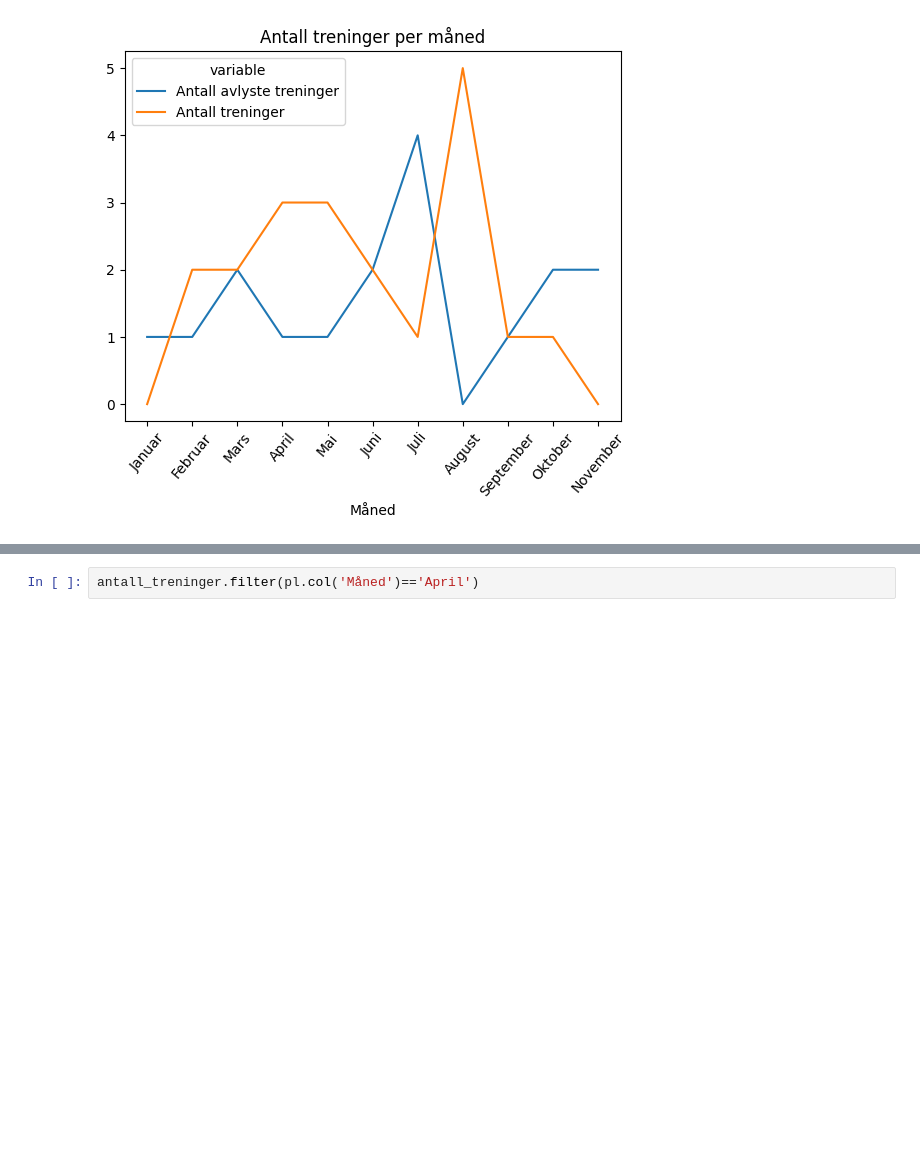
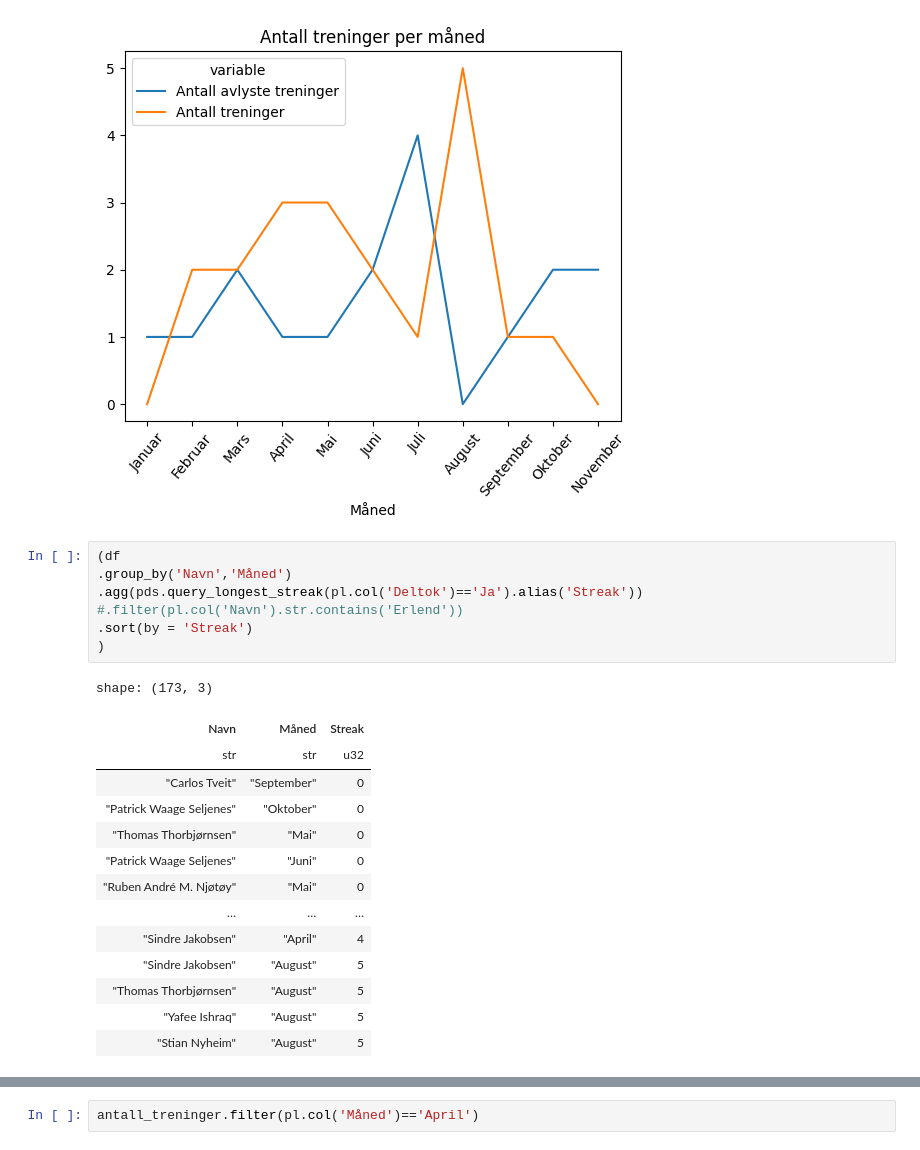
Before and after one commit to PolarsDude/treningsstatistikk-, a Jupyter notebook: test_fil.ipynb, the cells around one changed output, grey strips where cells are left out. Cells and saved outputs as stored; diff of their text form; blank space fills up the shorter version.

Commit message:
Lagt inn streak statistikk

```diff
--- a/test_fil.ipynb
+++ b/test_fil.ipynb
@@ -66,3 +66,25 @@ ax.set_title('Antall treninger per måned')
 # %% [output]
 Text(0.5, 1.0, 'Antall treninger per måned')
 [figure]
+# %%
+(df
+.group_by('Navn','Måned')
+.agg(pds.query_longest_streak(pl.col('Deltok')=='Ja').alias('Streak'))
+#.filter(pl.col('Navn').str.contains('Erlend'))
+.sort(by = 'Streak')
+)
+# %% [output]
+shape: (173, 3)
+| Navn | Måned | Streak |
+| str | str | u32 |
+| "Carlos Tveit" | "September" | 0 |
+| "Patrick Waage Seljenes" | "Oktober" | 0 |
+| "Thomas Thorbjørnsen" | "Mai" | 0 |
+| "Patrick Waage Seljenes" | "Juni" | 0 |
+| "Ruben André M. Njøtøy" | "Mai" | 0 |
+| … | … | … |
+| "Sindre Jakobsen" | "April" | 4 |
+| "Sindre Jakobsen" | "August" | 5 |
+| "Thomas Thorbjørnsen" | "August" | 5 |
+| "Yafee Ishraq" | "August" | 5 |
+| "Stian Nyheim" | "August" | 5 |
```
Also changed, not shown: parts of 3 cells of this notebook, 1 other file.
